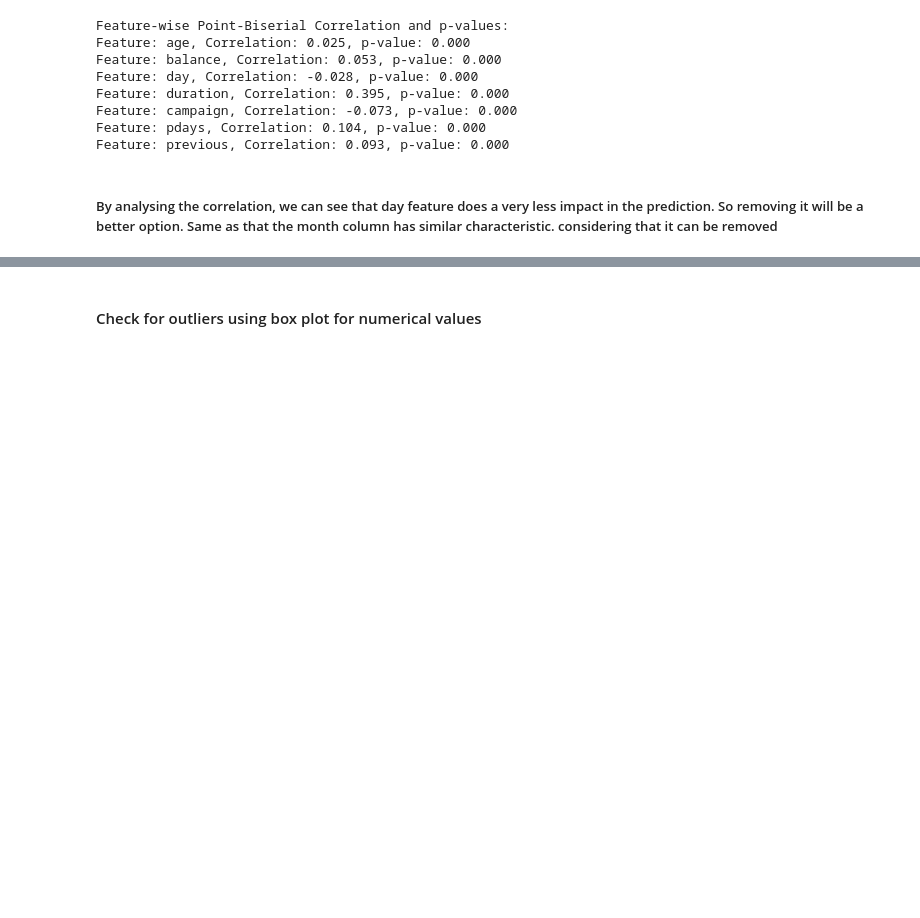
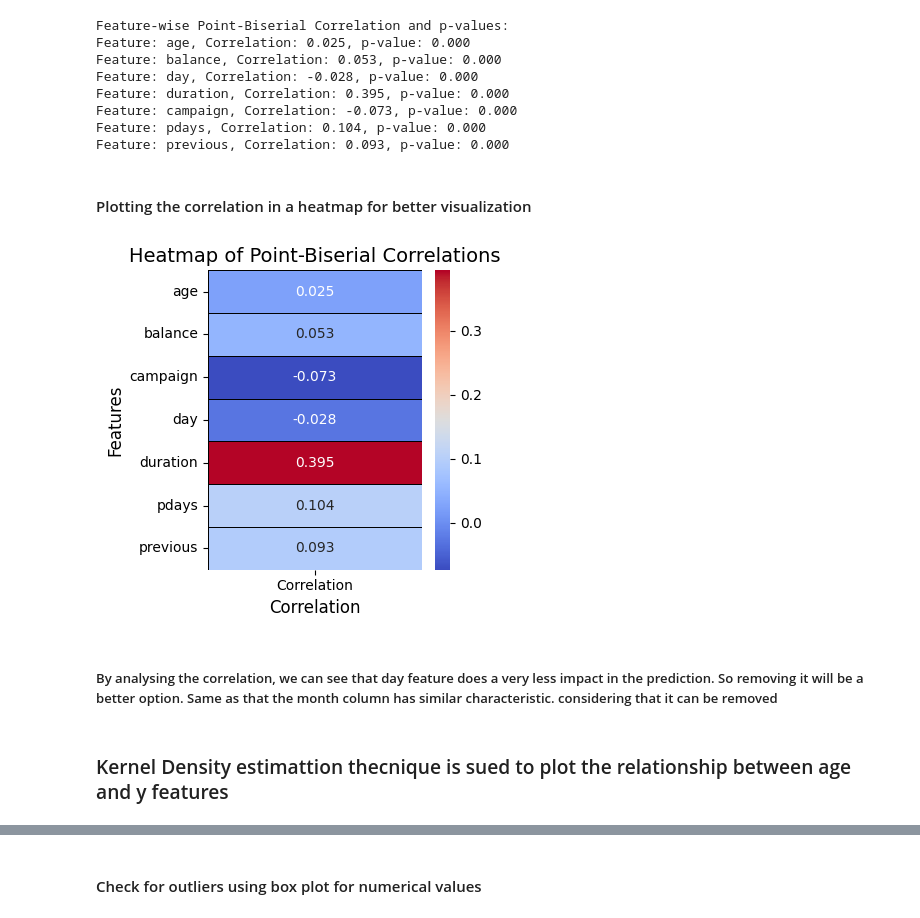
Before and after one commit to Abdullah-Nazly/ML_CW, a Jupyter notebook: Neural_Network.ipynb, the cells around one changed output, grey strips where cells are left out. Saved outputs shown, nothing was run; the diff lists cells and outputs as text; code cells hidden in the pictures; blank space fills up the shorter version.

```diff
--- a/Neural_Network.ipynb
+++ b/Neural_Network.ipynb
@@ -187,5 +189,30 @@ Feature: duration, Correlation: 0.395, p-value: 0.000
 Feature: campaign, Correlation: -0.073, p-value: 0.000
 Feature: pdays, Correlation: 0.104, p-value: 0.000
 Feature: previous, Correlation: 0.093, p-value: 0.000
+# %% [markdown]
+#### Plotting the correlation in a heatmap for better visualization
+# %%
+import seaborn as sns
+
+# Convert correlation results to a DataFrame
+correlation_df = pd.DataFrame(correlation_results, columns=['Feature', 'Correlation', 'p_value'])
+
+# Create a pivot for heatmap visualization (correlation coefficients)
+heatmap_data = correlation_df.pivot_table(values='Correlation', index=['Feature'])
+
+# Plot heatmap
+plt.figure(figsize=(4, 4))
+sns.heatmap(heatmap_data, annot=True, cmap='coolwarm', cbar=True, fmt='.3f', linewidths=0.6, linecolor='black')
+plt.title('Heatmap of Point-Biserial Correlations', fontsize=14)
+plt.xlabel('Correlation', fontsize=12)
+plt.ylabel('Features', fontsize=12)
+plt.tight_layout()
+
+# Display the heatmap
+plt.show()
+# %% [output]
+[figure, added]
 # %% [markdown]
 ##### By analysing the correlation, we can see that day feature does a very less impact in the prediction. So removing it will be a better option. Same as that the month column has similar characteristic. considering that it can be removed
+# %% [markdown]
+### Kernel Density estimattion thecnique is sued to plot the relationship between age and y features
```
Also changed, not shown: parts of 40 cells of this notebook, 4 other files.
